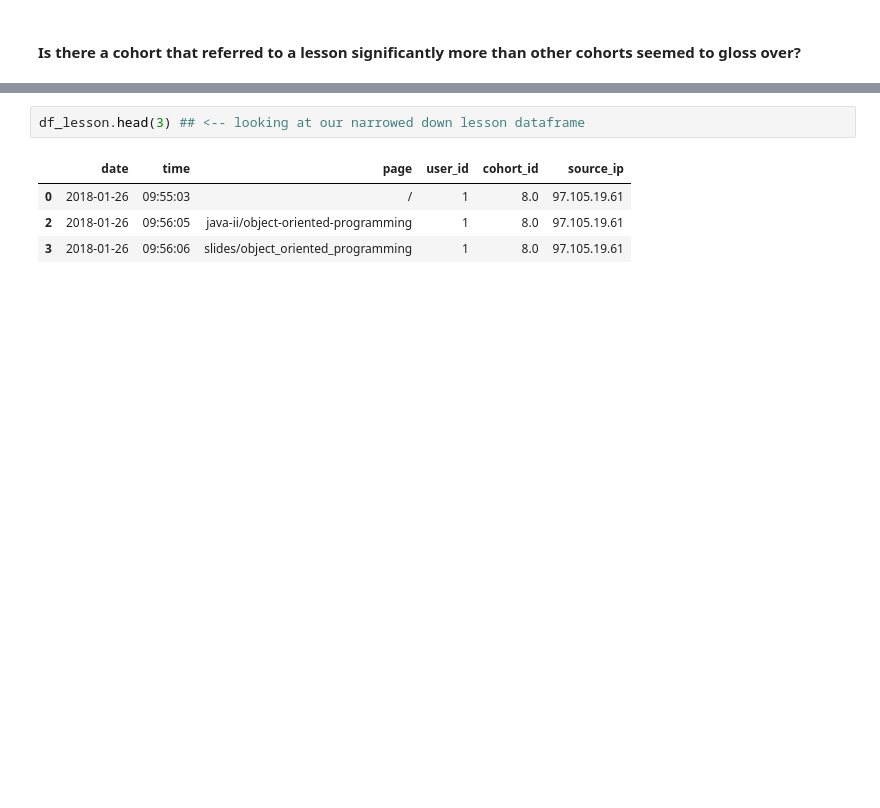
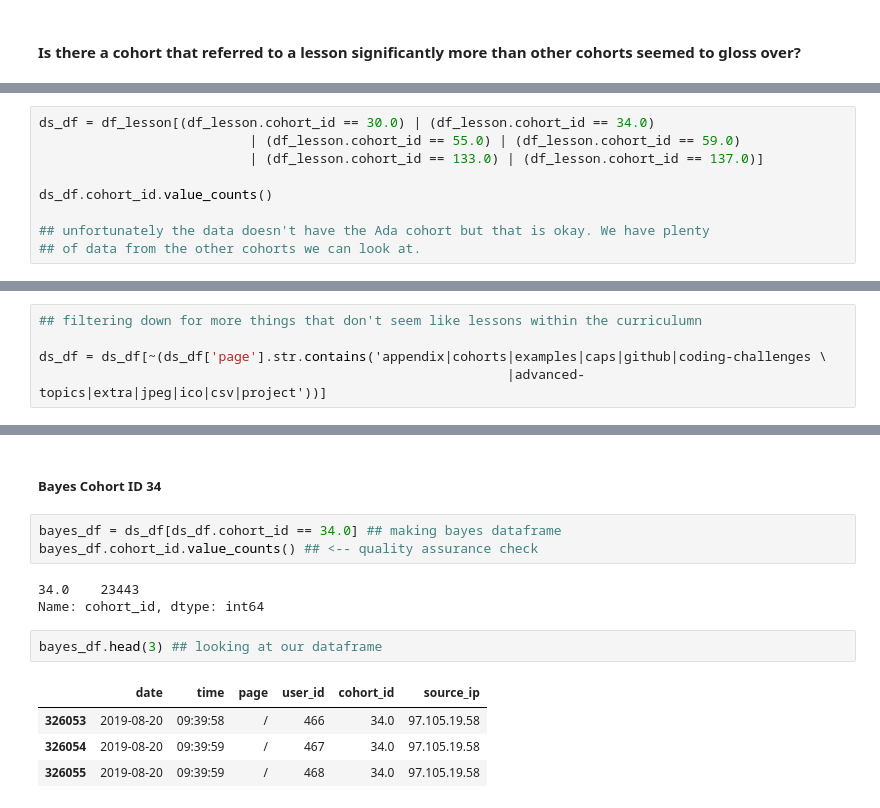
Before and after one commit to Griffin-McCrosky-Anomaly-Detection/Anomaly_Detection_Project, a Jupyter notebook: McCrosky_Rough_Notebook.ipynb, the cells around one changed output, grey strips where cells are left out. Cells and saved outputs as stored; diff of their text form; blank space fills up the shorter version.

```diff
--- a/McCrosky_Rough_Notebook.ipynb
+++ b/McCrosky_Rough_Notebook.ipynb
@@ -557,0 +593,9 @@ This could be evidence of web scraping and the IP address is suspicous because t
+# %%
+ds_df = df_lesson[(df_lesson.cohort_id == 30.0) | (df_lesson.cohort_id == 34.0)
+                           | (df_lesson.cohort_id == 55.0) | (df_lesson.cohort_id == 59.0)
+                           | (df_lesson.cohort_id == 133.0) | (df_lesson.cohort_id == 137.0)]
+
+ds_df.cohort_id.value_counts()
+
+## unfortunately the data doesn't have the Ada cohort but that is okay. We have plenty
+## of data from the other cohorts we can look at.
@@ -557,0 +609,5 @@ This could be evidence of web scraping and the IP address is suspicous because t
+# %%
+## filtering down for more things that don't seem like lessons within the curriculumn
+
+ds_df = ds_df[~(ds_df['page'].str.contains('appendix|cohorts|examples|caps|github|coding-challenges \
+                                                            |advanced-topics|extra|jpeg|ico|csv|project'))]
@@ -558,7 +623,15 @@ This could be evidence of web scraping and the IP address is suspicous because t
+# %% [markdown]
+##### Bayes Cohort ID 34
+# %%
+bayes_df = ds_df[ds_df.cohort_id == 34.0] ## making bayes dataframe
+bayes_df.cohort_id.value_counts() ## <-- quality assurance check
+# %% [output]
+34.0    23443
+Name: cohort_id, dtype: int64
 # %%
-df_lesson.head(3) ## <-- looking at our narrowed down lesson dataframe
+bayes_df.head(3) ## looking at our dataframe
 # %% [output]
 |  | date | time | page | user_id | cohort_id | source_ip |
-| 0 | 2018-01-26 | 09:55:03 | / | 1 | 8.0 | 97.105.19.61 |
-| 2 | 2018-01-26 | 09:56:05 | java-ii/object-oriented-programming | 1 | 8.0 | 97.105.19.61 |
-| 3 | 2018-01-26 | 09:56:06 | slides/object_oriented_programming | 1 | 8.0 | 97.105.19.61 |
+| 326053 | 2019-08-20 | 09:39:58 | / | 466 | 34.0 | 97.105.19.58 |
+| 326054 | 2019-08-20 | 09:39:59 | / | 467 | 34.0 | 97.105.19.58 |
+| 326055 | 2019-08-20 | 09:39:59 | / | 468 | 34.0 | 97.105.19.58 |
```
Also changed, not shown: parts of 42 cells of this notebook.
